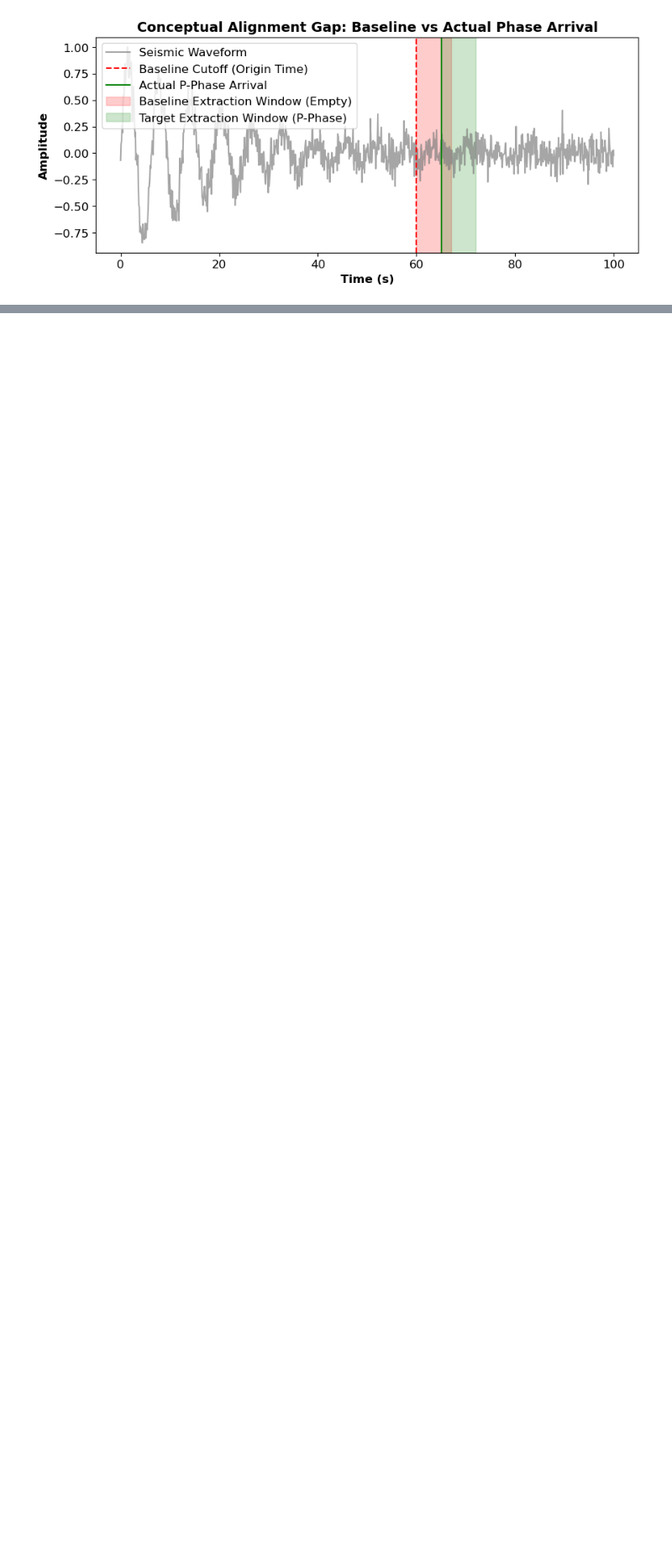
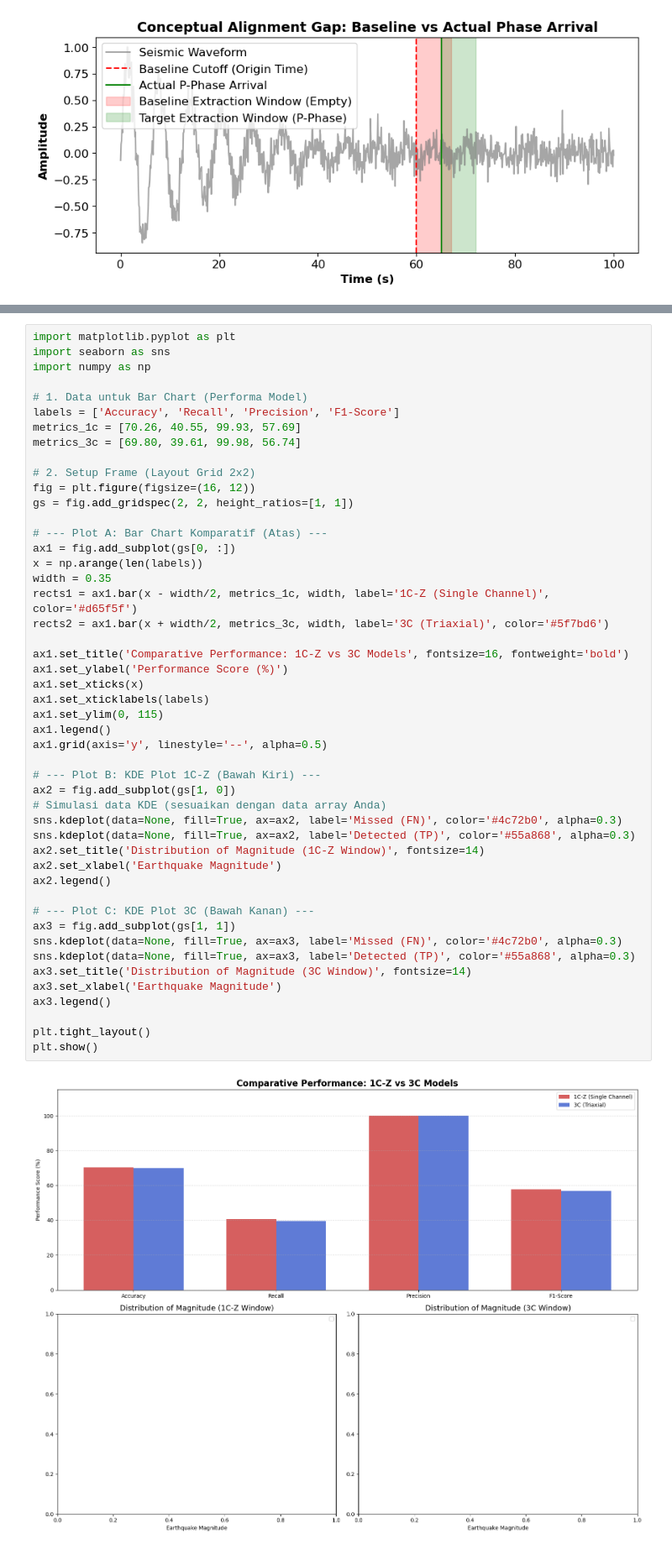
Before and after one commit to verykurniabakti/seismiccode, a Jupyter notebook: mcu_quake/code_gen_trying/indonesia_jaya_benchmarking_data/investigator_visualisator.ipynb, the cells around one changed output, grey strips where cells are left out. Shown at 84% size. Drawn from its saved outputs; the diff is of its cells as text; blank space fills up the shorter version.

```diff
--- a/mcu_quake/code_gen_trying/indonesia_jaya_benchmarking_data/investigator_visualisator.ipynb
+++ b/mcu_quake/code_gen_trying/indonesia_jaya_benchmarking_data/investigator_visualisator.ipynb
@@ -827,0 +966,50 @@ plt.show()
+# %%
+import matplotlib.pyplot as plt
+import seaborn as sns
+import numpy as np
+
+# 1. Data untuk Bar Chart (Performa Model)
+labels = ['Accuracy', 'Recall', 'Precision', 'F1-Score']
+metrics_1c = [70.26, 40.55, 99.93, 57.69]
+metrics_3c = [69.80, 39.61, 99.98, 56.74]
+
+# 2. Setup Frame (Layout Grid 2x2)
+fig = plt.figure(figsize=(16, 12))
+gs = fig.add_gridspec(2, 2, height_ratios=[1, 1])
+
+# --- Plot A: Bar Chart Komparatif (Atas) ---
+ax1 = fig.add_subplot(gs[0, :])
+x = np.arange(len(labels))
+width = 0.35
+rects1 = ax1.bar(x - width/2, metrics_1c, width, label='1C-Z (Single Channel)', color='#d65f5f')
+rects2 = ax1.bar(x + width/2, metrics_3c, width, label='3C (Triaxial)', color='#5f7bd6')
+
+ax1.set_title('Comparative Performance: 1C-Z vs 3C Models', fontsize=16, fontweight='bold')
+ax1.set_ylabel('Performance Score (%)')
+ax1.set_xticks(x)
+ax1.set_xticklabels(labels)
+ax1.set_ylim(0, 115)
+ax1.legend()
+ax1.grid(axis='y', linestyle='--', alpha=0.5)
+
+# --- Plot B: KDE Plot 1C-Z (Bawah Kiri) ---
+ax2 = fig.add_subplot(gs[1, 0])
+# Simulasi data KDE (sesuaikan dengan data array Anda)
+sns.kdeplot(data=None, fill=True, ax=ax2, label='Missed (FN)', color='#4c72b0', alpha=0.3)
+sns.kdeplot(data=None, fill=True, ax=ax2, label='Detected (TP)', color='#55a868', alpha=0.3)
+ax2.set_title('Distribution of Magnitude (1C-Z Window)', fontsize=14)
+ax2.set_xlabel('Earthquake Magnitude')
+ax2.legend()
+
+# --- Plot C: KDE Plot 3C (Bawah Kanan) ---
+ax3 = fig.add_subplot(gs[1, 1])
+sns.kdeplot(data=None, fill=True, ax=ax3, label='Missed (FN)', color='#4c72b0', alpha=0.3)
+sns.kdeplot(data=None, fill=True, ax=ax3, label='Detected (TP)', color='#55a868', alpha=0.3)
+ax3.set_title('Distribution of Magnitude (3C Window)', fontsize=14)
+ax3.set_xlabel('Earthquake Magnitude')
+ax3.legend()
+
+plt.tight_layout()
+plt.show()
+# %% [output]
+[figure, added]
```
Also changed, not shown: parts of 3 cells of this notebook, 2 other files.
